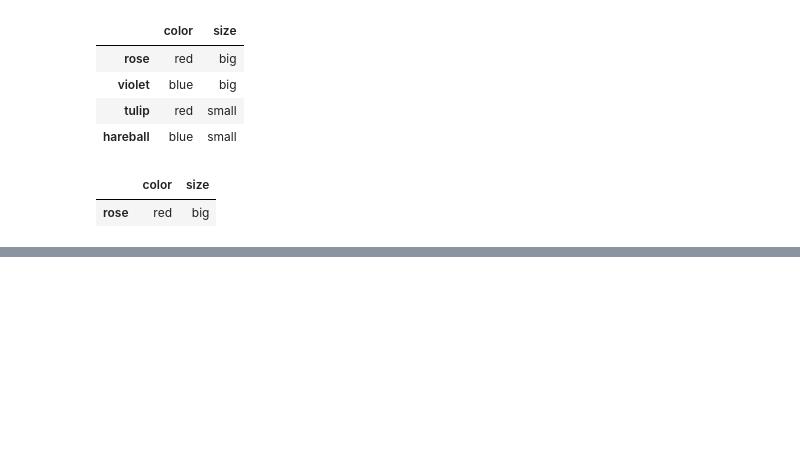
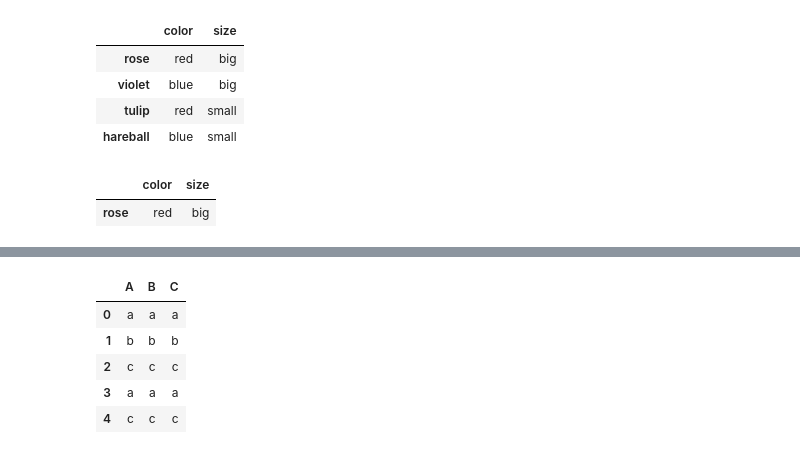
Before and after one commit to antonioIannotta/python-tutorial, a Jupyter notebook: pandas/Pandas.ipynb, the cells around one changed output, grey strips where cells are left out. Drawn from its saved outputs; the diff is of its cells as text; code cells hidden in the pictures; blank space fills up the shorter version.

```diff
--- a/pandas/Pandas.ipynb
+++ b/pandas/Pandas.ipynb
@@ -90,3 +90,6 @@ df[rose_mask]
 # %% [output]
 |  | color | size |
 | rose | red | big |
+# %%
+s = pd.Series(["a", "b", "c", "a", "c"], dtype="category")
+s
@@ -92,0 +104,13 @@ df[rose_mask]
+# %%
+df = pd.DataFrame({"A":s})
+df["B"] = df["A"].astype('category')
+df["C"] = pd.Categorical(df["B"])
+
+df
+# %% [output]
+|  | A | B | C |
+| 0 | a | a | a |
+| 1 | b | b | b |
+| 2 | c | c | c |
+| 3 | a | a | a |
+| 4 | c | c | c |
```
Also changed, not shown: parts of 10 cells of this notebook.
